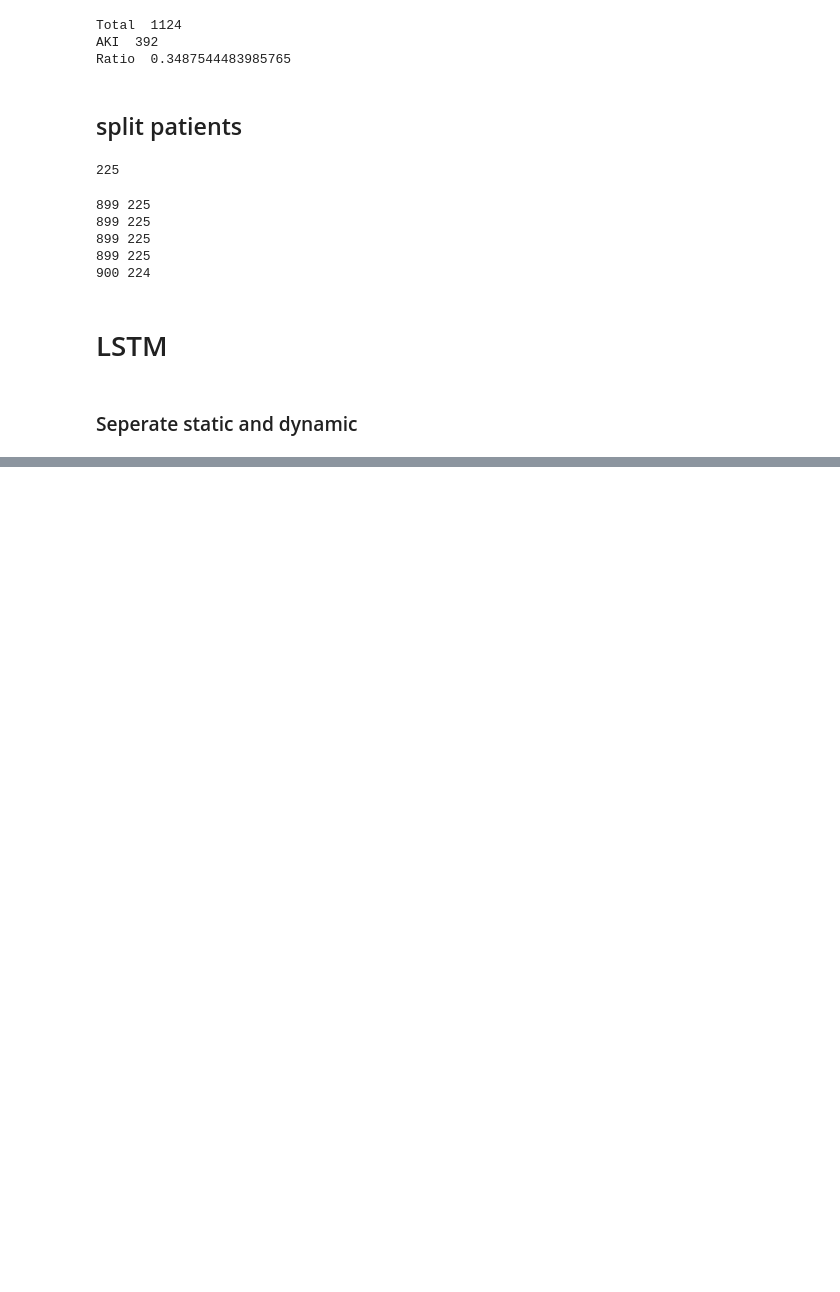
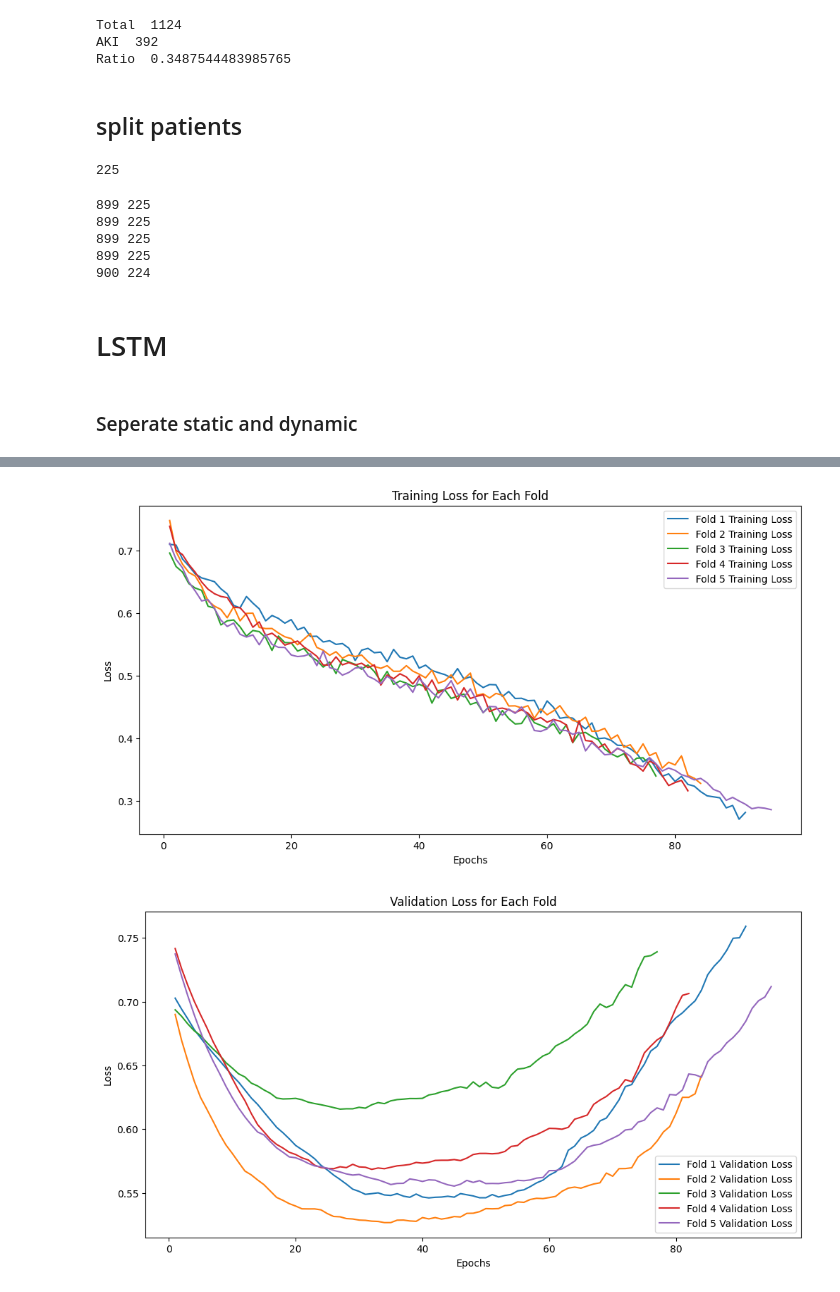
Before and after one commit to BuiHoangTu/hust.year2023.PredictingRiskDiabeticKetoacidosis-associatedKidneyInjury, a Jupyter notebook: deep_learning.ipynb, the cells around one changed output, grey strips where cells are left out. Drawn from its saved outputs; the diff is of its cells as text; code cells hidden in the pictures; blank space fills up the shorter version.

```diff
--- a/deep_learning.ipynb
+++ b/deep_learning.ipynb
@@ -338,0 +318,27 @@ Epoch 10/50
+# %%
+import matplotlib.pyplot as plt
+
+
+plt.figure(figsize=(12, 6))
+for i, train_loss in enumerate(train_loss_list):
+    plt.plot(
+        range(1, len(train_loss) + 1), train_loss, label=f"Fold {i+1} Training Loss"
+    )
+plt.title("Training Loss for Each Fold")
+plt.xlabel("Epochs")
+plt.ylabel("Loss")
+plt.legend()
+plt.show()
+
+# Plot the validation loss for each fold
+plt.figure(figsize=(12, 6))
+for i, val_loss in enumerate(val_loss_list):
+    plt.plot(range(1, len(val_loss) + 1), val_loss, label=f"Fold {i+1} Validation Loss")
+plt.title("Validation Loss for Each Fold")
+plt.xlabel("Epochs")
+plt.ylabel("Loss")
+plt.legend()
+plt.show()
+# %% [output]
+[figure, added]
+[figure, added]
```
Also changed, not shown: parts of 3 cells of this notebook, 2 other files.
